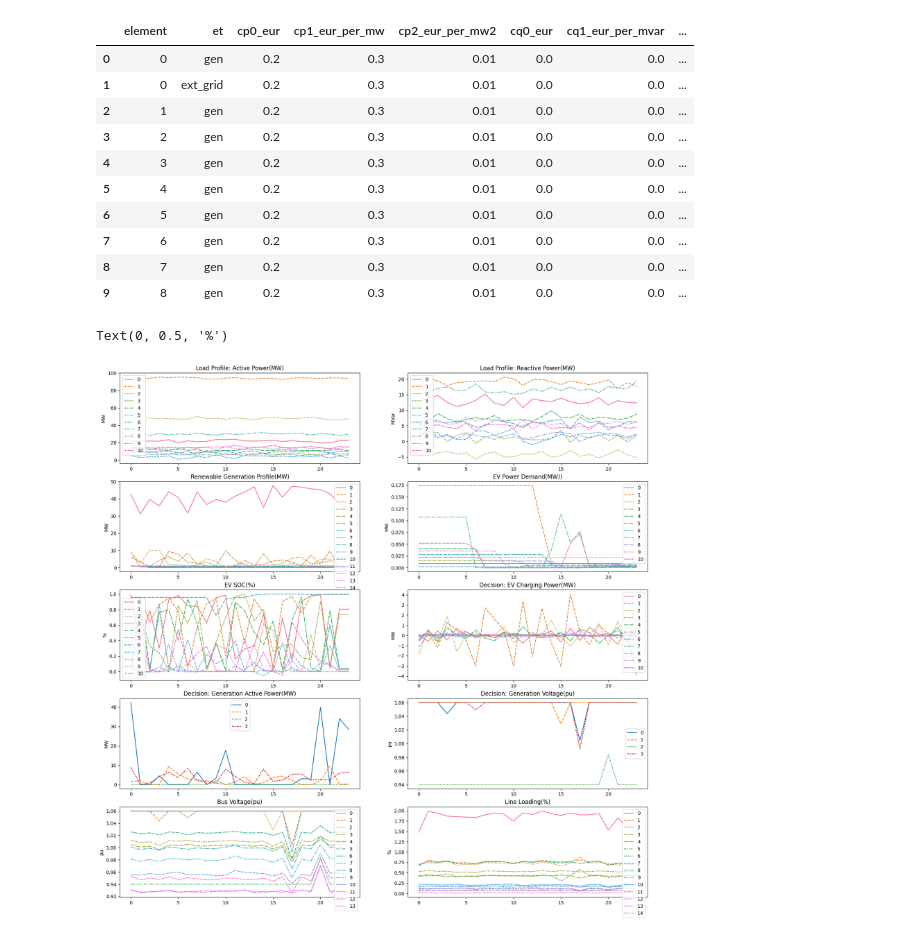
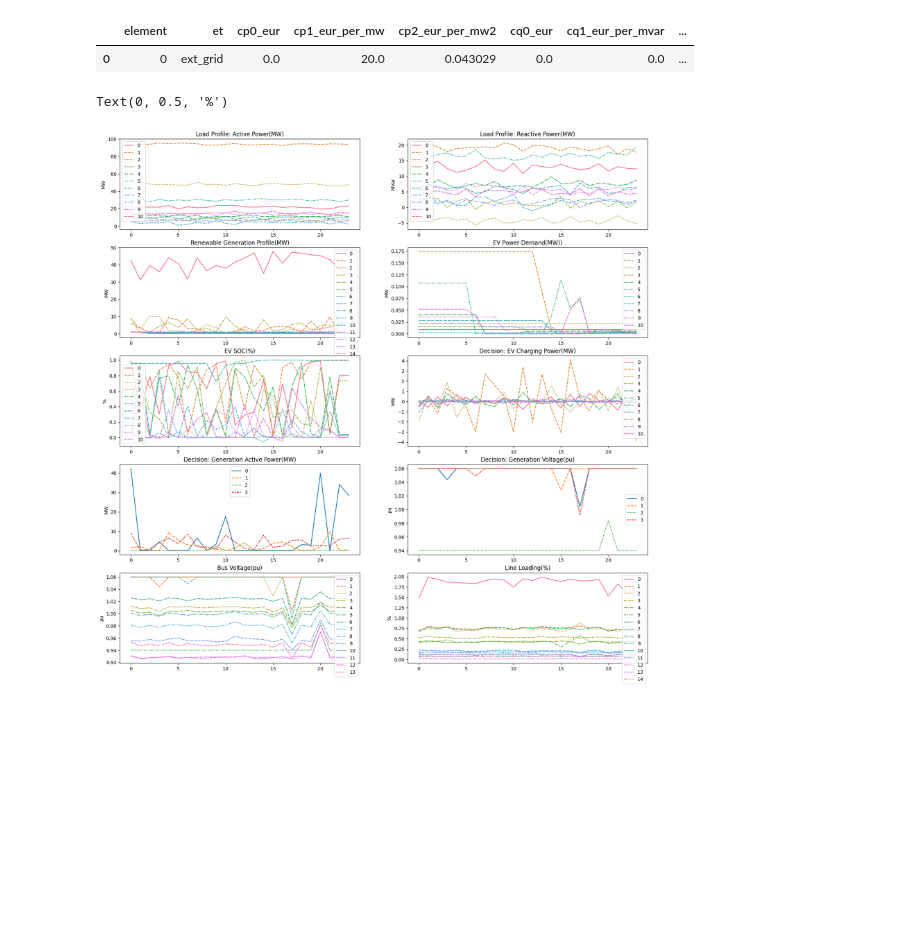
Before and after one commit to chialingyang7718/RL_OPF_EVaware, a Jupyter notebook: Scripts/test_code.ipynb, the cells around one changed output. Cells and saved outputs as stored; diff of their text form; code cells hidden in the pictures; blank space fills up the shorter version.

```diff
--- a/Scripts/test_code.ipynb
+++ b/Scripts/test_code.ipynb
@@ -60,15 +29,5 @@ net.gen
 # %%
-net = gl.load_test_case_grid(39)
-net.poly_cost
+net.poly_cost[net.poly_cost["et"] == "ext_grid"]
 # %% [output]
 |  | element | et | cp0_eur | cp1_eur_per_mw | cp2_eur_per_mw2 | cq0_eur | cq1_eur_per_mvar | ... |
-| 0 | 0 | gen | 0.2 | 0.3 | 0.01 | 0.0 | 0.0 | ... |
-| 1 | 0 | ext_grid | 0.2 | 0.3 | 0.01 | 0.0 | 0.0 | ... |
-| 2 | 1 | gen | 0.2 | 0.3 | 0.01 | 0.0 | 0.0 | ... |
-| 3 | 2 | gen | 0.2 | 0.3 | 0.01 | 0.0 | 0.0 | ... |
-| 4 | 3 | gen | 0.2 | 0.3 | 0.01 | 0.0 | 0.0 | ... |
-| 5 | 4 | gen | 0.2 | 0.3 | 0.01 | 0.0 | 0.0 | ... |
-| 6 | 5 | gen | 0.2 | 0.3 | 0.01 | 0.0 | 0.0 | ... |
-| 7 | 6 | gen | 0.2 | 0.3 | 0.01 | 0.0 | 0.0 | ... |
-| 8 | 7 | gen | 0.2 | 0.3 | 0.01 | 0.0 | 0.0 | ... |
-| 9 | 8 | gen | 0.2 | 0.3 | 0.01 | 0.0 | 0.0 | ... |
+| 0 | 0 | ext_grid | 0.0 | 20.0 | 0.043029 | 0.0 | 0.0 | ... |
```
Also changed, not shown: parts of 3 cells of this notebook, 1 other file.
